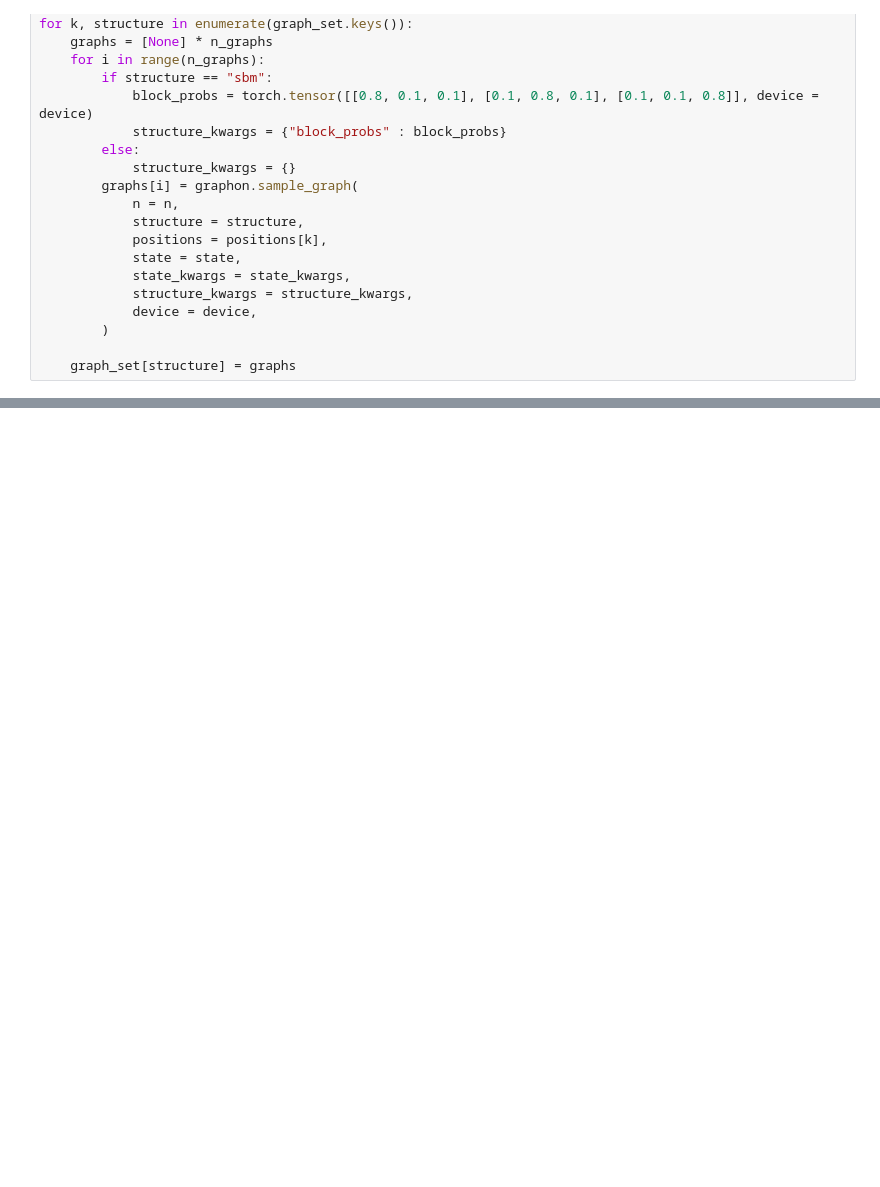
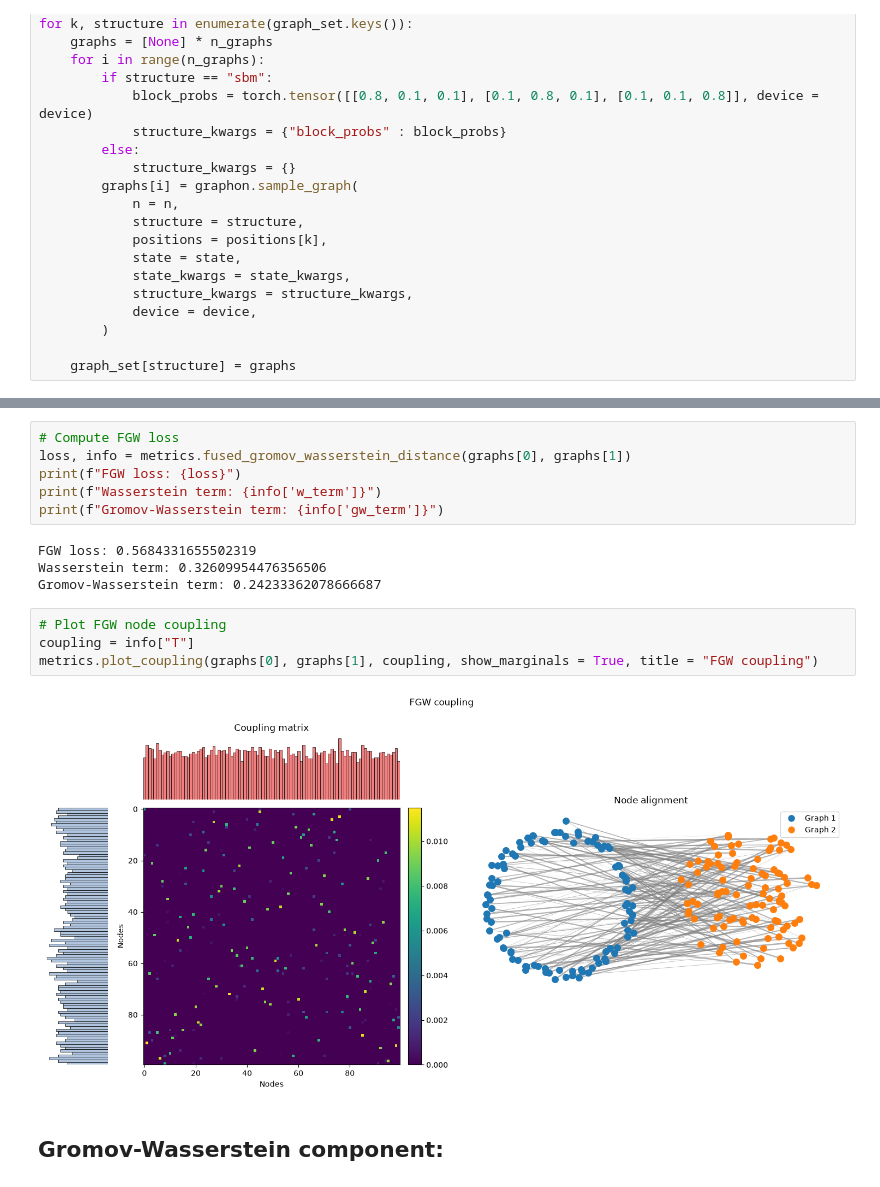
Before and after one commit to lucafrattegiani/graphs, a Jupyter notebook: notebooks/graph_metrics.ipynb, the cells around one changed output, grey strips where cells are left out. Cells and saved outputs as stored; diff of their text form; blank space fills up the shorter version.

Commit message:
fgw distance

```diff
--- a/notebooks/graph_metrics.ipynb
+++ b/notebooks/graph_metrics.ipynb
@@ -194,0 +237,18 @@ graphon.plot_graph(graph, title = f"Spectral clustering of {mode} graph {number}
+# %%
+# Compute FGW loss
+loss, info = metrics.fused_gromov_wasserstein_distance(graphs[0], graphs[1])
+print(f"FGW loss: {loss}")
+print(f"Wasserstein term: {info['w_term']}")
+print(f"Gromov-Wasserstein term: {info['gw_term']}")
+# %% [output]
+FGW loss: 0.5684331655502319
+Wasserstein term: 0.32609954476356506
+Gromov-Wasserstein term: 0.24233362078666687
+# %%
+# Plot FGW node coupling
+coupling = info["T"]
+metrics.plot_coupling(graphs[0], graphs[1], coupling, show_marginals = True, title = "FGW coupling")
+# %% [output]
+[figure, added]
+# %% [markdown]
+## **Gromov-Wasserstein component:**
```
Also changed, not shown: parts of 17 cells of this notebook, 8 other files.
